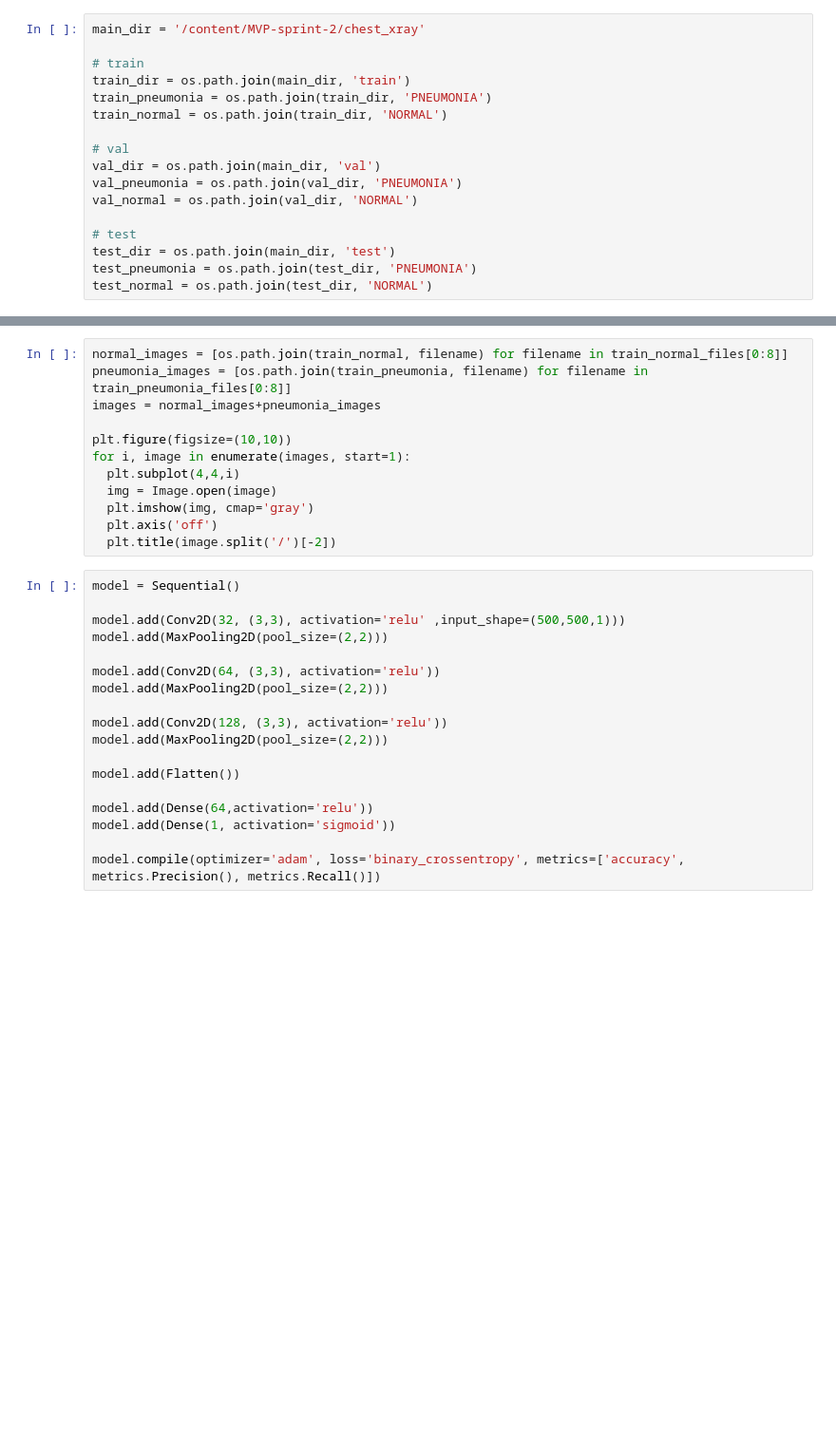
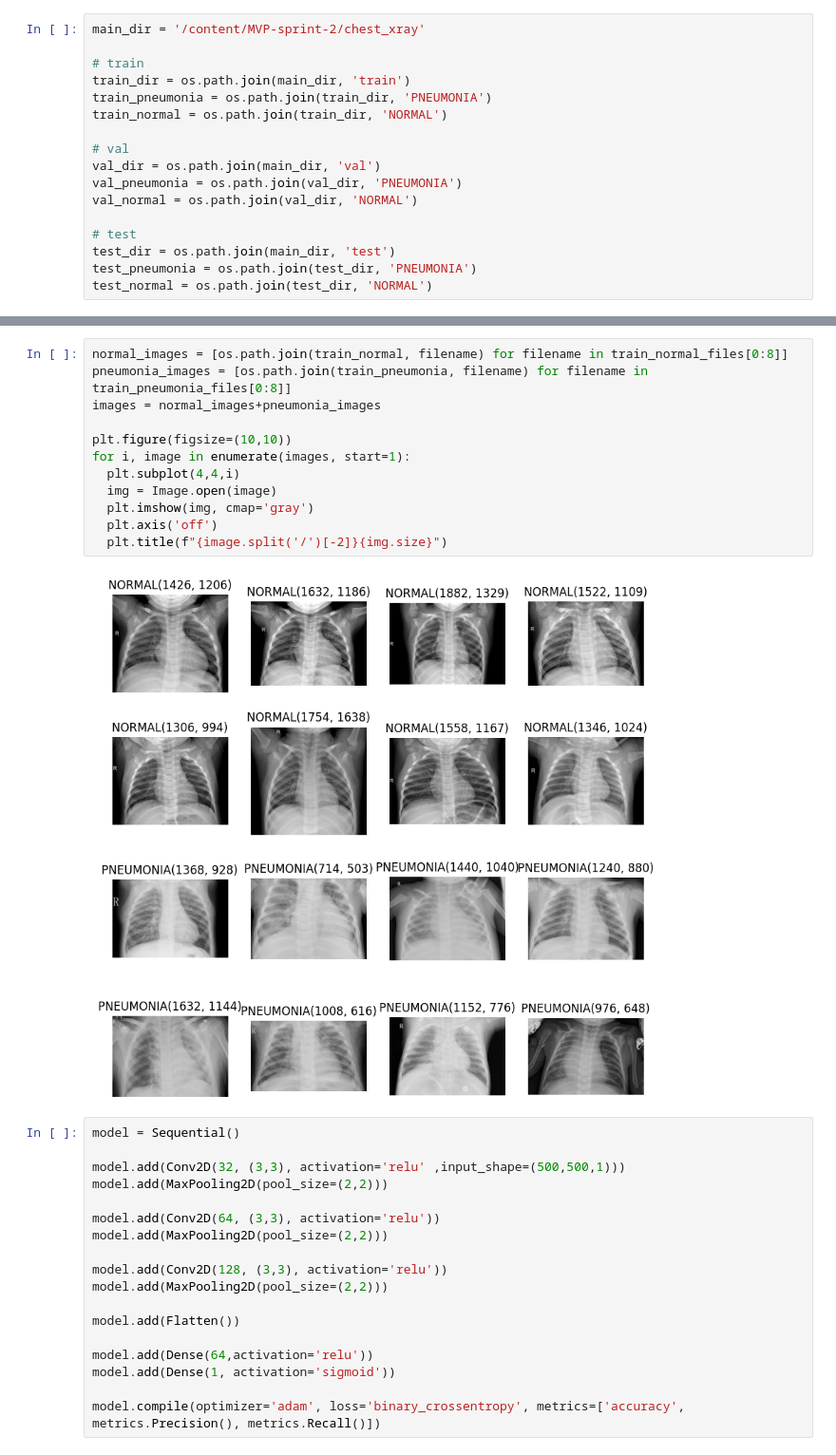
Before and after one commit to IgorEisenlohr/MVP-sprint-2, a Jupyter notebook: MVP_sprint_2.ipynb, the cells around one changed output, grey strips where cells are left out. Shown at 95% size. Saved outputs shown, nothing was run; the diff lists cells and outputs as text; blank space fills up the shorter version.

```diff
--- a/MVP_sprint_2.ipynb
+++ b/MVP_sprint_2.ipynb
@@ -103,15 +112,17 @@ print(f'Número de imagens de teste para casos normais: {len(test_normal_files)}
 # %%
 normal_images = [os.path.join(train_normal, filename) for filename in train_normal_files[0:8]]
 pneumonia_images = [os.path.join(train_pneumonia, filename) for filename in train_pneumonia_files[0:8]]
 images = normal_images+pneumonia_images
 
 plt.figure(figsize=(10,10))
 for i, image in enumerate(images, start=1):
   plt.subplot(4,4,i)
   img = Image.open(image)
   plt.imshow(img, cmap='gray')
   plt.axis('off')
-  plt.title(image.split('/')[-2])
+  plt.title(f"{image.split('/')[-2]}{img.size}")
+# %% [output]
+[figure, added]
 # %%
 model = Sequential()
 
```
Also changed, not shown: parts of 9 cells of this notebook.
